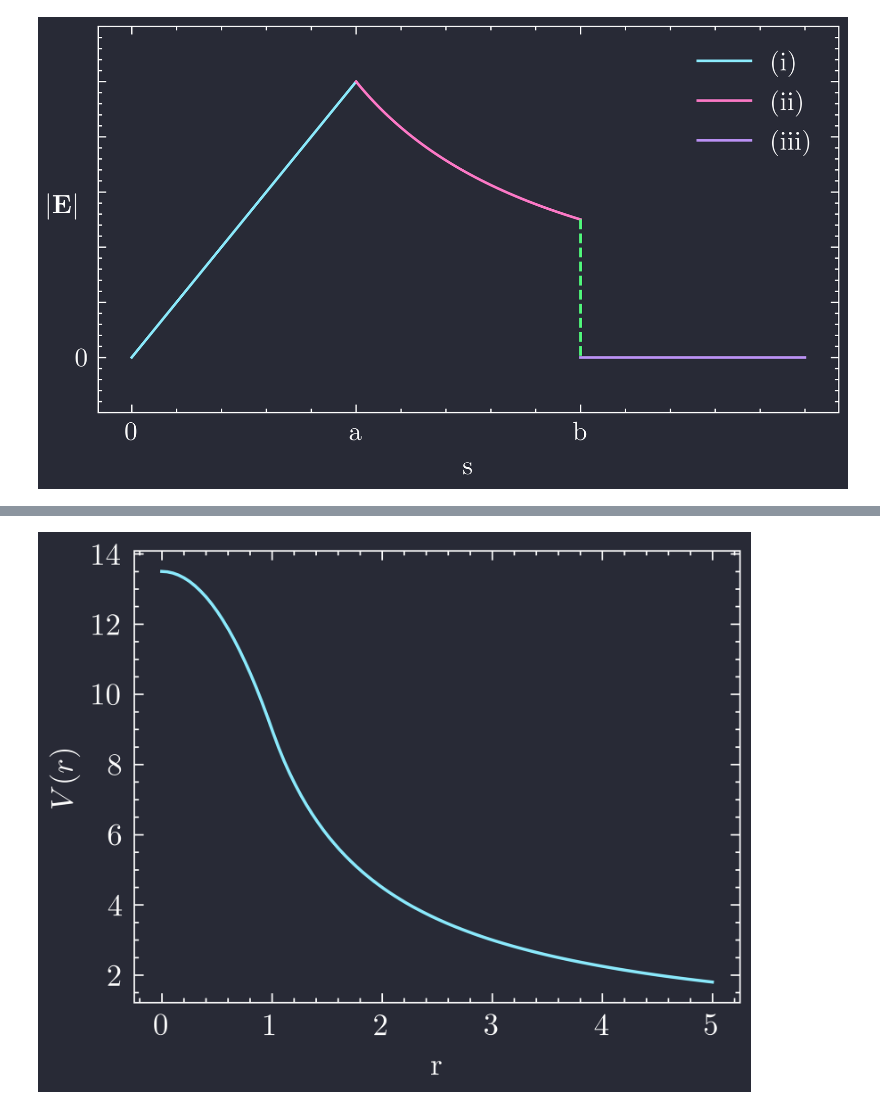
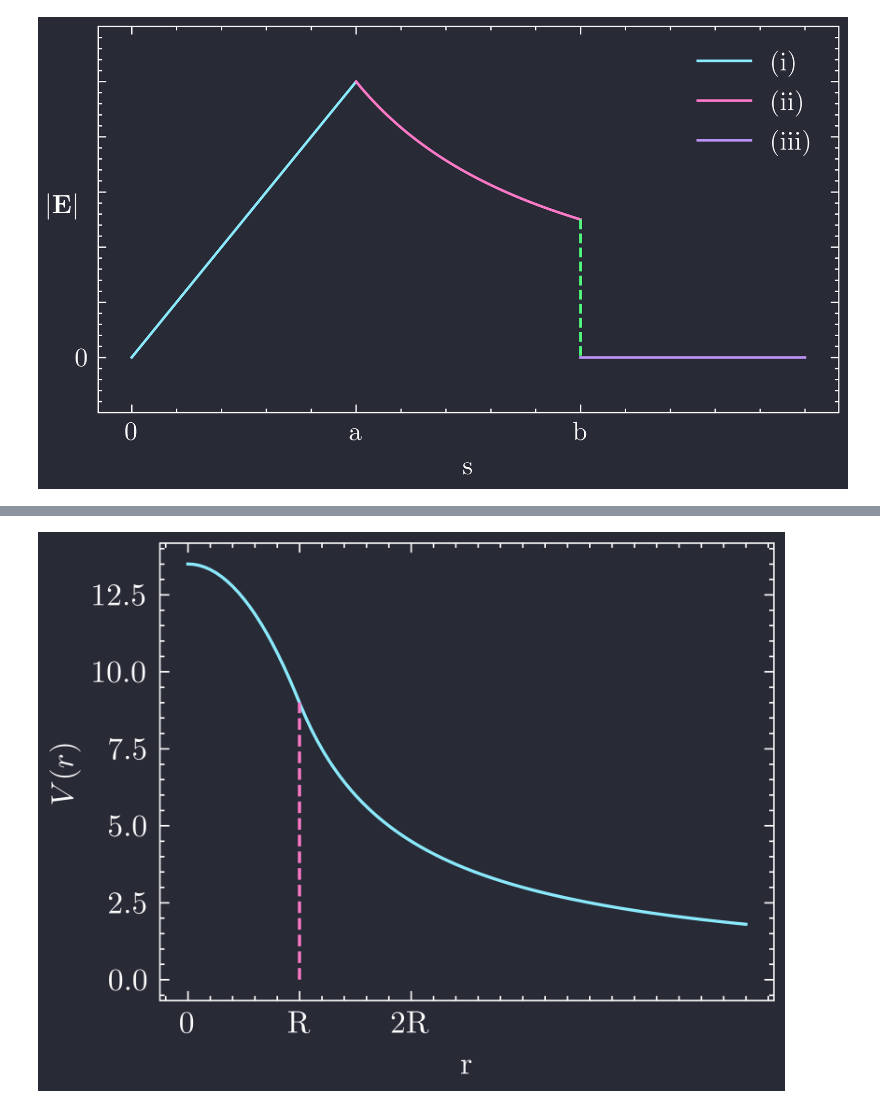
Before and after one commit to joonsuuh/physics, a Jupyter notebook: griffiths_em/code/chapter2.ipynb, the cells around one changed output, grey strips where cells are left out. Saved outputs shown, nothing was run; the diff lists cells and outputs as text; code cells hidden in the pictures.

```diff
--- a/griffiths_em/code/chapter2.ipynb
+++ b/griffiths_em/code/chapter2.ipynb
@@ -109,22 +129,24 @@ plt.show()
 # %%
 # 2.21
 # Constants
 k = 9e9 # Nm^2/C^2
 q = 1e-9 # C
 R = 1 # m
 r = np.linspace(0, 5, 100)
 
 # Potential function
 def V(r):
     if r > R:
         return (k * q) / r
     else:
         return (k * q) / (2 * R) * (3 - r**2 / R**2)
 
 # plot
 plt.plot(r, [V(x) for x in r])
 plt.xlabel('r')
 plt.ylabel(r'$V(r)$')
+plt.plot([R, R], [0, V(R)], '--')
+plt.xticks([0, R, 2*R], ['0', 'R', '2R'])
 plt.show()
 # %% [output]
-[figure, old version]
+[figure, new version]
```
Also changed, not shown: parts of 3 cells of this notebook, 19 other files.
